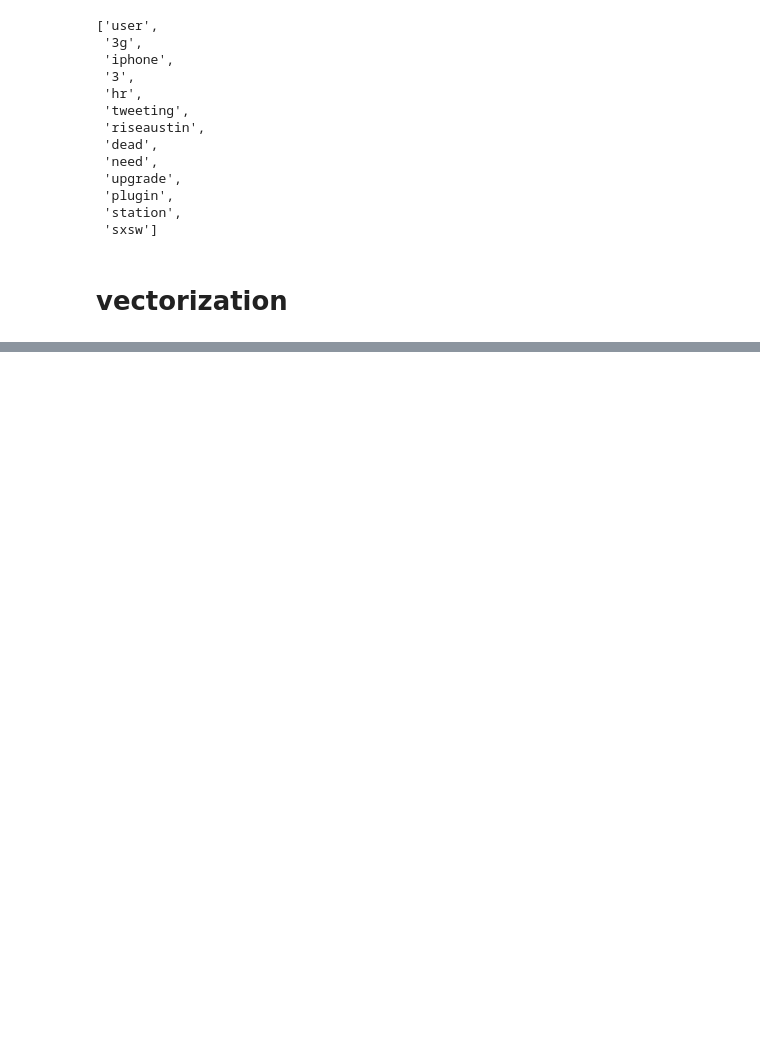
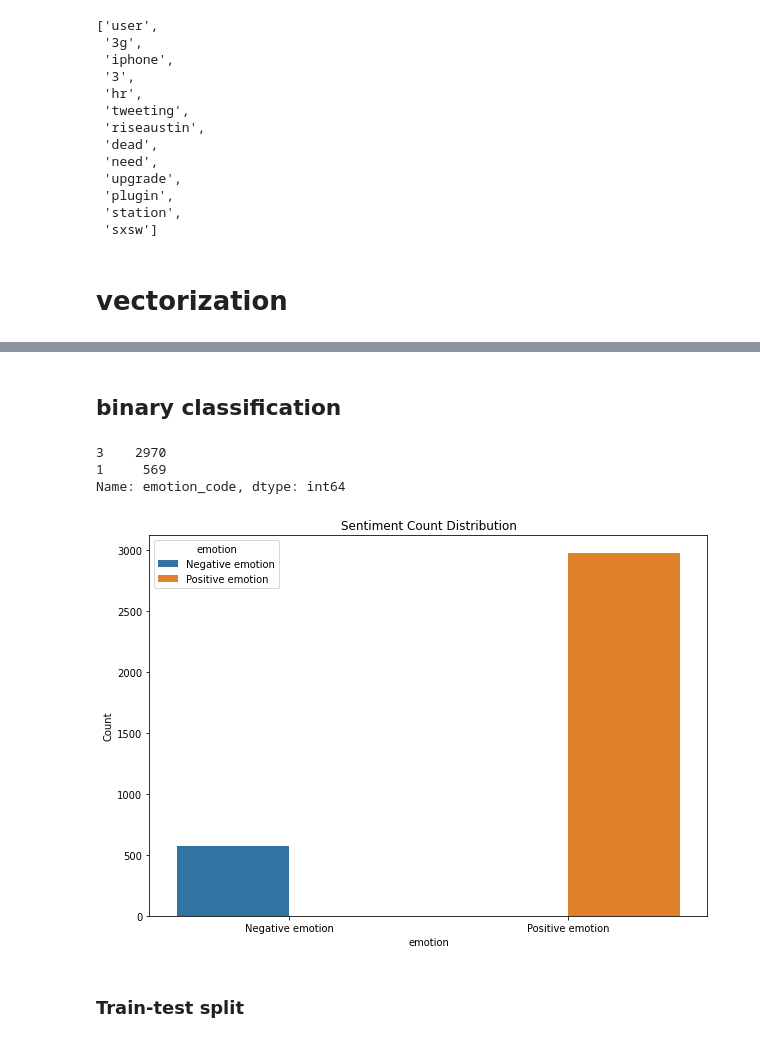
Before and after one commit to Daniel1999Akama/moringa_phase4_project, a Jupyter notebook: Phase4_project.ipynb, the cells around one changed output, grey strips where cells are left out. Cells and saved outputs as stored; diff of their text form; code cells hidden in the pictures; blank space fills up the shorter version.

```diff
--- a/Phase4_project.ipynb
+++ b/Phase4_project.ipynb
@@ -664,3 +664,8 @@ data.tweet_text[0]
  'sxsw']
 # %% [markdown]
 # vectorization
+# %%
+# create instance
+bow = CountVectorizer()
+data['lemmatized_review'] = data['tweet_text'].str.join(" ")
+x = bow.fit_transform(data['lemmatized_review'])
@@ -666,0 +683,4 @@ data.tweet_text[0]
+# %%
+le = LabelEncoder()
+data['emotion_code'] = le.fit_transform(data.emotion)
+le.classes_
@@ -666,0 +715,30 @@ data.tweet_text[0]
+# %% [markdown]
+## binary classification
+# %%
+data_copy = data.copy()
+# %%
+# Define the values to drop
+values_to_drop = [0, 2]
+
+# Drop rows that have the values in column 'B'
+data_copy = data_copy[~data_copy['emotion_code'].isin(values_to_drop)]
+# %%
+data_copy['emotion_code'].value_counts()
+# %% [output]
+3    2970
+1     569
+Name: emotion_code, dtype: int64
+# %%
+# lets see see binary sentiment distribution emotion-wise
+emotion_group = data_copy.groupby('emotion')['emotion_code'].value_counts().reset_index(name='count')
+# Calculate the ascending order of states based on churn count
+ascending_order = emotion_group.groupby('emotion')['count'].sum().sort_values().index
+
+plt.figure(figsize=(10,7))
+sns.barplot(x='emotion', y='count', hue='emotion', data=emotion_group, order=ascending_order)
+plt.xlabel('emotion')
+plt.ylabel('Count')
+plt.title('Sentiment Count Distribution')
+plt.show()
+# %% [output]
+[figure, added]
@@ -666,0 +752,2 @@ data.tweet_text[0]
+# %% [markdown]
+### Train-test split
```
Also changed, not shown: parts of 20 cells of this notebook.
